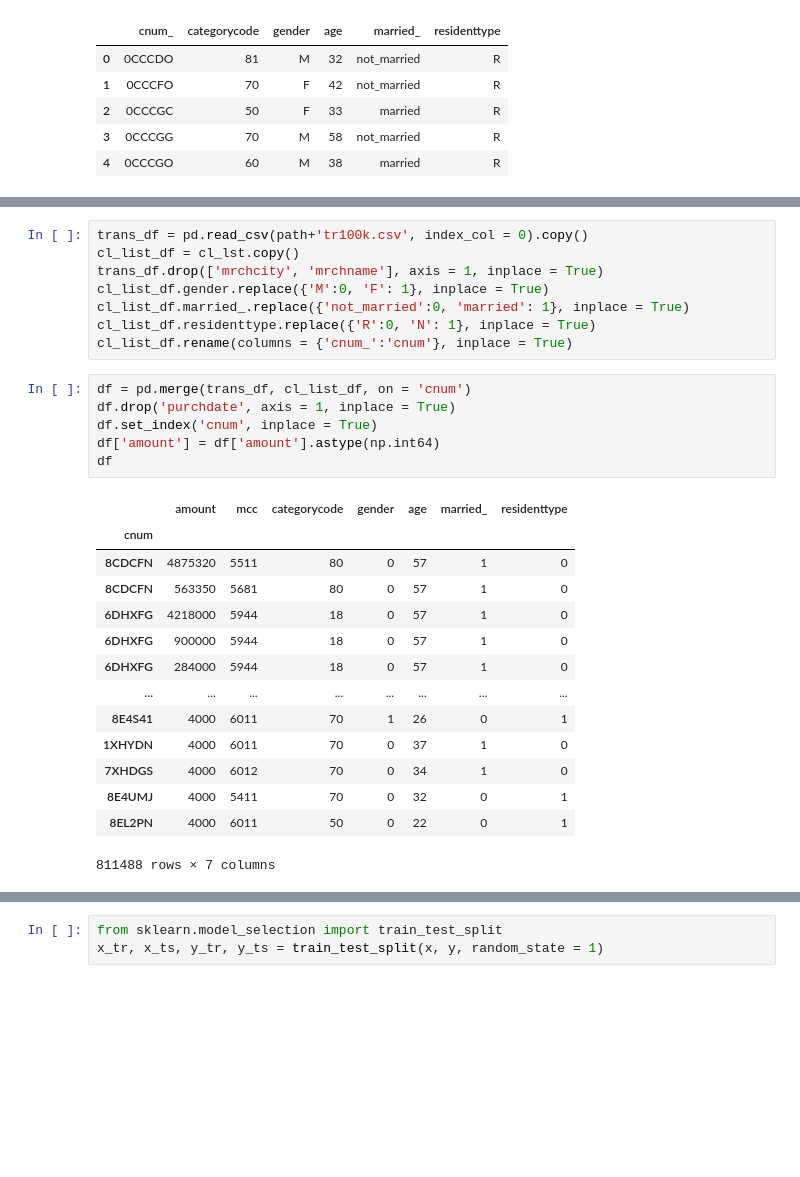
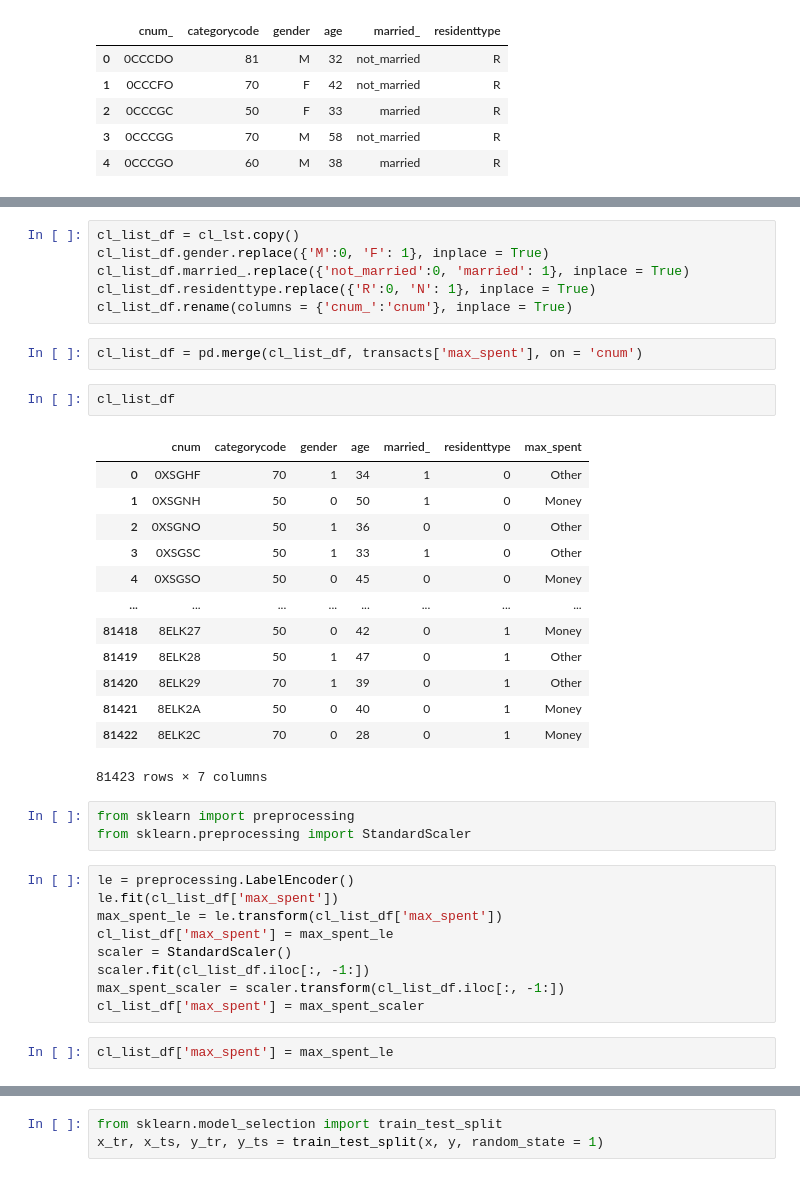
Before and after one commit to qwizor1337/Learning_with_D, a Jupyter notebook: 02/06_02/Вадим_06_02_2021.ipynb, the cells around one changed output, grey strips where cells are left out. Cells and saved outputs as stored; diff of their text form; blank space fills up the shorter version.

Commit message:
Работа над задачами
Работа с StandardScaler, LabelEncoder

```diff
--- a/02/06_02/Вадим_06_02_2021.ipynb
+++ b/02/06_02/Вадим_06_02_2021.ipynb
@@ -405,29 +397,38 @@ transac.head()
 # %%
-trans_df = pd.read_csv(path+'tr100k.csv', index_col = 0).copy()
 cl_list_df = cl_lst.copy()
-trans_df.drop(['mrchcity', 'mrchname'], axis = 1, inplace = True)
 cl_list_df.gender.replace({'M':0, 'F': 1}, inplace = True)
 cl_list_df.married_.replace({'not_married':0, 'married': 1}, inplace = True)
 cl_list_df.residenttype.replace({'R':0, 'N': 1}, inplace = True)
 cl_list_df.rename(columns = {'cnum_':'cnum'}, inplace = True)
-# %%
-df = pd.merge(trans_df, cl_list_df, on = 'cnum')
-df.drop('purchdate', axis = 1, inplace = True)
-df.set_index('cnum', inplace = True)
-df['amount'] = df['amount'].astype(np.int64)
-df
-# %% [output]
-|  | amount | mcc | categorycode | gender | age | married_ | residenttype |
-| cnum |  |  |  |  |  |  |  |
-| 8CDCFN | 4875320 | 5511 | 80 | 0 | 57 | 1 | 0 |
-| 8CDCFN | 563350 | 5681 | 80 | 0 | 57 | 1 | 0 |
-| 6DHXFG | 4218000 | 5944 | 18 | 0 | 57 | 1 | 0 |
-| 6DHXFG | 900000 | 5944 | 18 | 0 | 57 | 1 | 0 |
-| 6DHXFG | 284000 | 5944 | 18 | 0 | 57 | 1 | 0 |
-| ... | ... | ... | ... | ... | ... | ... | ... |
-| 8E4S41 | 4000 | 6011 | 70 | 1 | 26 | 0 | 1 |
-| 1XHYDN | 4000 | 6011 | 70 | 0 | 37 | 1 | 0 |
-| 7XHDGS | 4000 | 6012 | 70 | 0 | 34 | 1 | 0 |
-| 8E4UMJ | 4000 | 5411 | 70 | 0 | 32 | 0 | 1 |
-| 8EL2PN | 4000 | 6011 | 50 | 0 | 22 | 0 | 1 |
-811488 rows × 7 columns
+# %%
+cl_list_df = pd.merge(cl_list_df, transacts['max_spent'], on = 'cnum')
+# %%
+cl_list_df
+# %% [output]
+|  | cnum | categorycode | gender | age | married_ | residenttype | max_spent |
+| 0 | 0XSGHF | 70 | 1 | 34 | 1 | 0 | Other |
+| 1 | 0XSGNH | 50 | 0 | 50 | 1 | 0 | Money |
+| 2 | 0XSGNO | 50 | 1 | 36 | 0 | 0 | Other |
+| 3 | 0XSGSC | 50 | 1 | 33 | 1 | 0 | Other |
+| 4 | 0XSGSO | 50 | 0 | 45 | 0 | 0 | Money |
+| ... | ... | ... | ... | ... | ... | ... | ... |
+| 81418 | 8ELK27 | 50 | 0 | 42 | 0 | 1 | Money |
+| 81419 | 8ELK28 | 50 | 1 | 47 | 0 | 1 | Other |
+| 81420 | 8ELK29 | 70 | 1 | 39 | 0 | 1 | Other |
+| 81421 | 8ELK2A | 50 | 0 | 40 | 0 | 1 | Money |
+| 81422 | 8ELK2C | 70 | 0 | 28 | 0 | 1 | Money |
+81423 rows × 7 columns
+# %%
+from sklearn import preprocessing
+from sklearn.preprocessing import StandardScaler
+# %%
+le = preprocessing.LabelEncoder()
+le.fit(cl_list_df['max_spent'])
+max_spent_le = le.transform(cl_list_df['max_spent'])
+cl_list_df['max_spent'] = max_spent_le
+scaler = StandardScaler()
+scaler.fit(cl_list_df.iloc[:, -1:])
+max_spent_scaler = scaler.transform(cl_list_df.iloc[:, -1:])
+cl_list_df['max_spent'] = max_spent_scaler
+# %%
+cl_list_df['max_spent'] = max_spent_le
```
Also changed, not shown: parts of 23 cells of this notebook, 1 other file.
